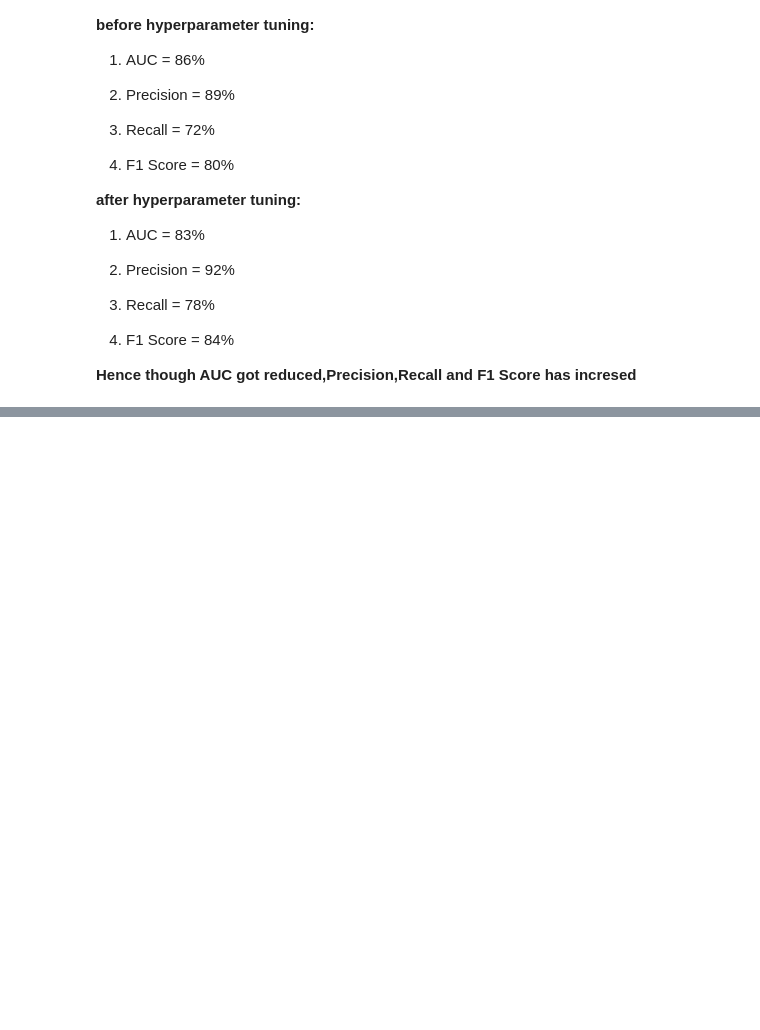
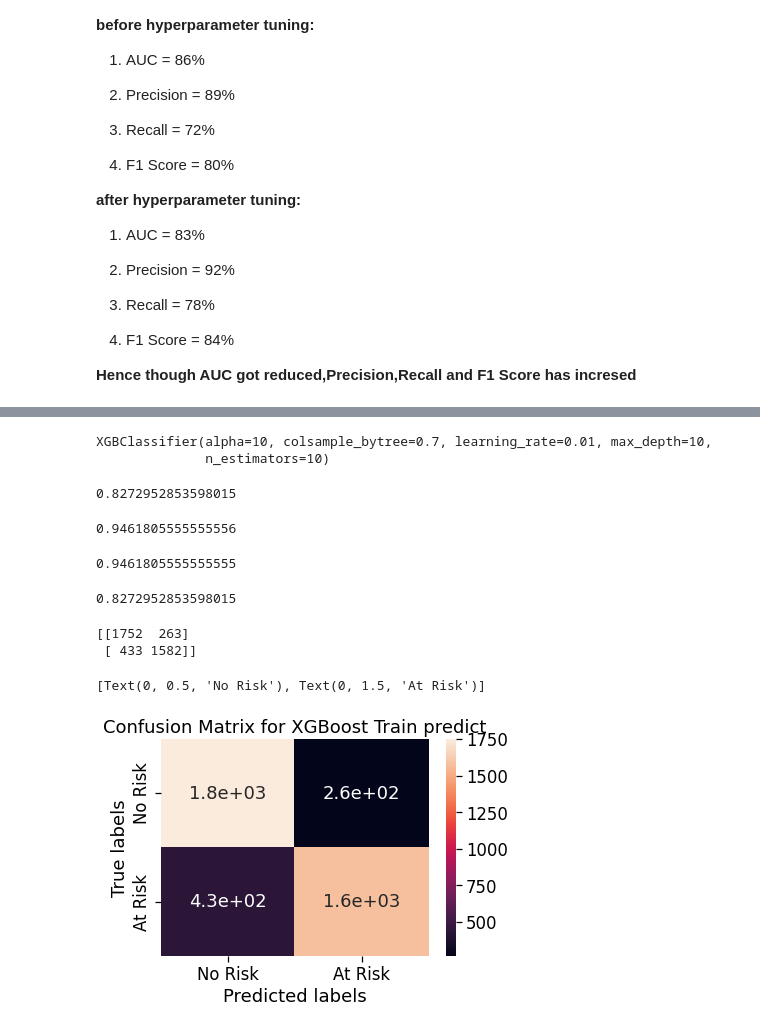
Before and after one commit to praveenbejo95/Cardiovascular-Risk-Prediction-ML-Classification-project, a Jupyter notebook: cardiovascular_Risk_prediction(Pravin_notebook).ipynb, the cells around one changed output, grey strips where cells are left out. Saved outputs shown, nothing was run; the diff lists cells and outputs as text; code cells hidden in the pictures; blank space fills up the shorter version.

```diff
--- a/cardiovascular_Risk_prediction(Pravin_notebook).ipynb
+++ b/cardiovascular_Risk_prediction(Pravin_notebook).ipynb
@@ -970,0 +973,47 @@ plt.show()
+# %%
+import xgboost as xgb
+from sklearn import tree
+#using XGBoost
+xg_cla = xgb.XGBClassifier(objective='binary:logistic',colsample_bytree = 0.7, learning_rate = 0.01,
+                max_depth = 10, alpha = 10, n_estimators = 10,subsample=1)
+# %%
+xg_cla.fit(X_test,y_test)
+# %% [output]
+XGBClassifier(alpha=10, colsample_bytree=0.7, learning_rate=0.01, max_depth=10,
+              n_estimators=10)
+# %%
+train_preds = xg_cla.predict(X_train)
+test_preds = xg_cla.predict(X_test)
+# %%
+accuracy_score(y_train,train_preds)
+# %% [output]
+0.8272952853598015
+# %%
+accuracy_score(y_test,test_preds)
+# %% [output]
+0.9461805555555556
+# %%
+roc_auc_score(y_test,test_preds)
+# %% [output]
+0.9461805555555555
+# %%
+roc_auc_score(y_train,train_preds)
+# %% [output]
+0.8272952853598015
+# %%
+#the confusion matrix for training
+labels = ['No Risk', 'At Risk']
+cm = confusion_matrix(y_train, train_preds)
+print(cm)
+ax= plt.subplot()
+sns.heatmap(cm, annot=True, ax = ax) #annot=True to annotate cells
+ax.set_xlabel('Predicted labels')
+ax.set_ylabel('True labels')
+ax.set_title('Confusion Matrix for XGBoost Train predict')
+ax.xaxis.set_ticklabels(labels)
+ax.yaxis.set_ticklabels(labels)
+# %% [output]
+[[1752  263]
+ [ 433 1582]]
+[Text(0, 0.5, 'No Risk'), Text(0, 1.5, 'At Risk')]
+[figure, added]
```
Also changed, not shown: parts of 31 cells of this notebook.
